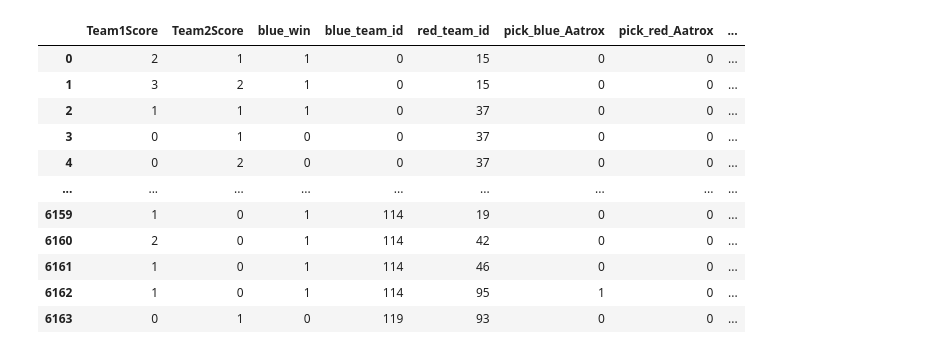
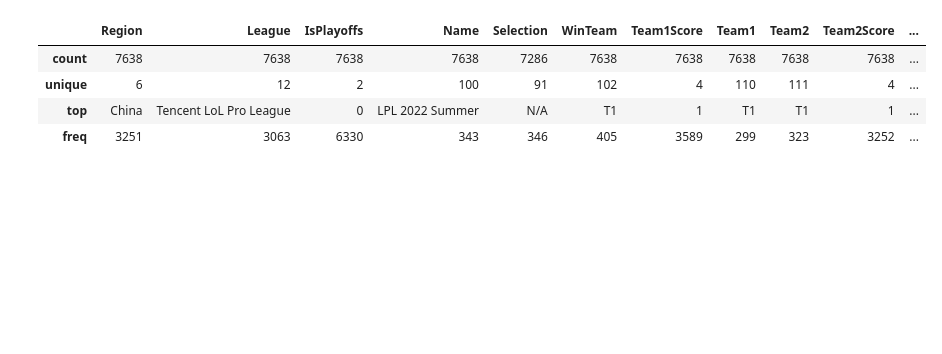
Before and after one commit to km5762/lol-esports-match-prediction, a Jupyter notebook: eda.ipynb, the cells around one changed output. Drawn from its saved outputs; the diff is of its cells as text; code cells hidden in the pictures; blank space fills up the shorter version.

```diff
--- a/eda.ipynb
+++ b/eda.ipynb
@@ -119,84 +119,15 @@ Once the raw data has been fetched, the non-numeric data is encoded into a more
 # %%
 import pandas as pd
+import matplotlib.pyplot as plt
 from sklearn.preprocessing import LabelEncoder
+import seaborn as sns
 
+df = pd.DataFrame(games)
 
-def encode_and_normalize(games):
-    df = pd.DataFrame(games)
-    df["blue_win"] = (df["WinTeam"] == df["Blue"]).astype(int)
-
-    team_encoder = LabelEncoder()
-    df["blue_team_id"] = team_encoder.fit_transform(df["Blue"])
-    df["red_team_id"] = team_encoder.fit_transform(df["Red"])
-
-    df["blue_picks"] = df["Team1Picks"].str.split(",")
-    df["red_picks"] = df["Team2Picks"].str.split(",")
-    df["blue_bans"] = df["Team1Bans"].str.split(",")
-    df["red_bans"] = df["Team2Bans"].str.split(",")
-
-    all_champs = sorted(
-        set(
-            sum(df["blue_picks"], [])
-            + sum(df["red_picks"], [])
-            + sum(df["blue_bans"], [])
-            + sum(df["red_bans"], [])
-        )
-    )
-
-    for champ in all_champs:
-        df[f"pick_blue_{champ}"] = df["blue_picks"].apply(
-            lambda picks: int(champ in picks)
-        )
-        df[f"pick_red_{champ}"] = df["red_picks"].apply(
-            lambda picks: int(champ in picks)
-        )
-        df[f"ban_blue_{champ}"] = df["blue_bans"].apply(lambda bans: int(champ in bans))
-        df[f"ban_red_{champ}"] = df["red_bans"].apply(lambda bans: int(champ in bans))
-
-    patch_encoder = LabelEncoder()
-    df["patch_id"] = patch_encoder.fit_transform(df["Patch"])
-
-    df["selection_blue"] = (df["Selection"] == df["Blue"]).astype(int)
-
-    df["date"] = pd.to_datetime(df["DateTime UTC"])
-    df["year"] = df["date"].dt.year
-    df["month"] = df["date"].dt.month
-
-    # Drop original text columns that are now encoded
-    drop_cols = [
-        "Blue",
-        "Red",
-        "WinTeam",
-        "Team1Picks",
-        "Team2Picks",
-        "Team1Bans",
-        "Team2Bans",
-        "Patch",
-        "Selection",
-        "DateTime UTC",
-        "DateTime UTC__precision",
-        "blue_picks",
-        "red_picks",
-        "blue_bans",
-        "red_bans",
-        "date",
-    ]
-    df = df.drop(columns=drop_cols)
-
-    return df
-
-
-encode_and_normalize(games)
+df.describe(include="all")
 # %% [output]
-|  | Team1Score | Team2Score | blue_win | blue_team_id | red_team_id | pick_blue_Aatrox | pick_red_Aatrox | ... |
-| 0 | 2 | 1 | 1 | 0 | 15 | 0 | 0 | ... |
-| 1 | 3 | 2 | 1 | 0 | 15 | 0 | 0 | ... |
-| 2 | 1 | 1 | 1 | 0 | 37 | 0 | 0 | ... |
-| 3 | 0 | 1 | 0 | 0 | 37 | 0 | 0 | ... |
-| 4 | 0 | 2 | 0 | 0 | 37 | 0 | 0 | ... |
-| ... | ... | ... | ... | ... | ... | ... | ... | ... |
-| 6159 | 1 | 0 | 1 | 114 | 19 | 0 | 0 | ... |
-| 6160 | 2 | 0 | 1 | 114 | 42 | 0 | 0 | ... |
-| 6161 | 1 | 0 | 1 | 114 | 46 | 0 | 0 | ... |
-| 6162 | 1 | 0 | 1 | 114 | 95 | 1 | 0 | ... |
-| 6163 | 0 | 1 | 0 | 119 | 93 | 0 | 0 | ... |
+|  | Region | League | IsPlayoffs | Name | Selection | WinTeam | Team1Score | Team1 | Team2 | Team2Score | ... |
+| count | 7638 | 7638 | 7638 | 7638 | 7286 | 7638 | 7638 | 7638 | 7638 | 7638 | ... |
+| unique | 6 | 12 | 2 | 100 | 91 | 102 | 4 | 110 | 111 | 4 | ... |
+| top | China | Tencent LoL Pro League | 0 | LPL 2022 Summer | N/A | T1 | 1 | T1 | T1 | 1 | ... |
+| freq | 3251 | 3063 | 6330 | 343 | 346 | 405 | 3589 | 299 | 323 | 3252 | ... |
```
Also changed, not shown: parts of 17 cells of this notebook.
